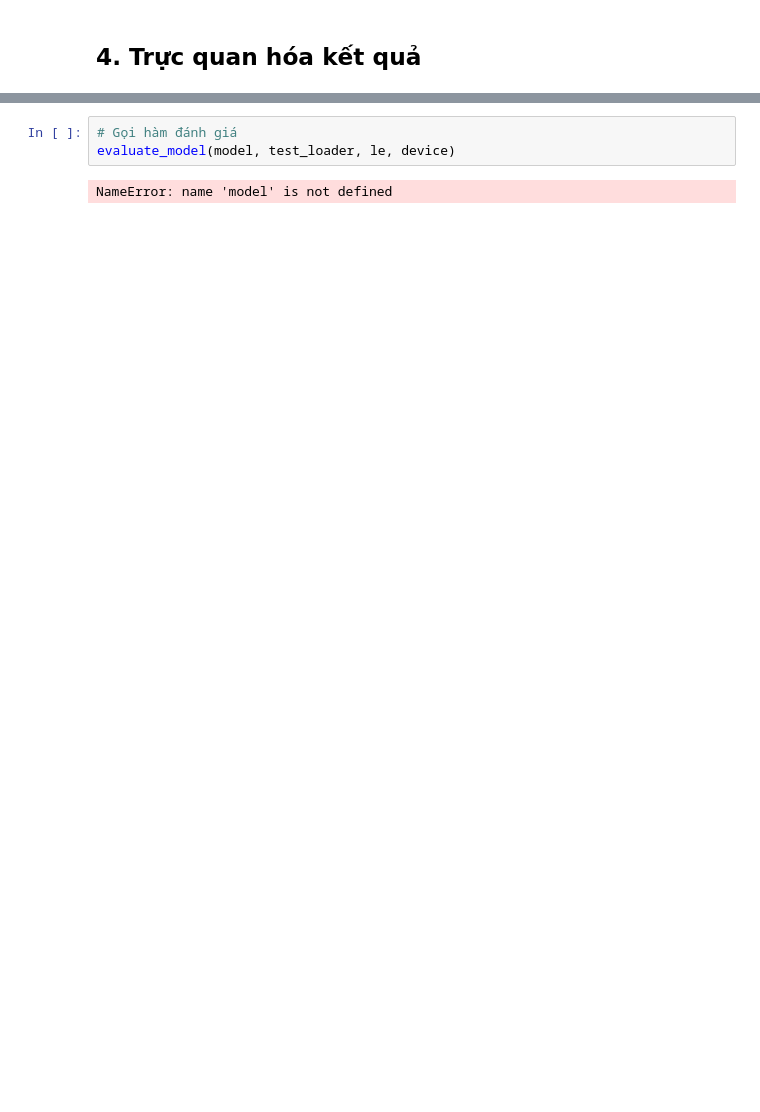
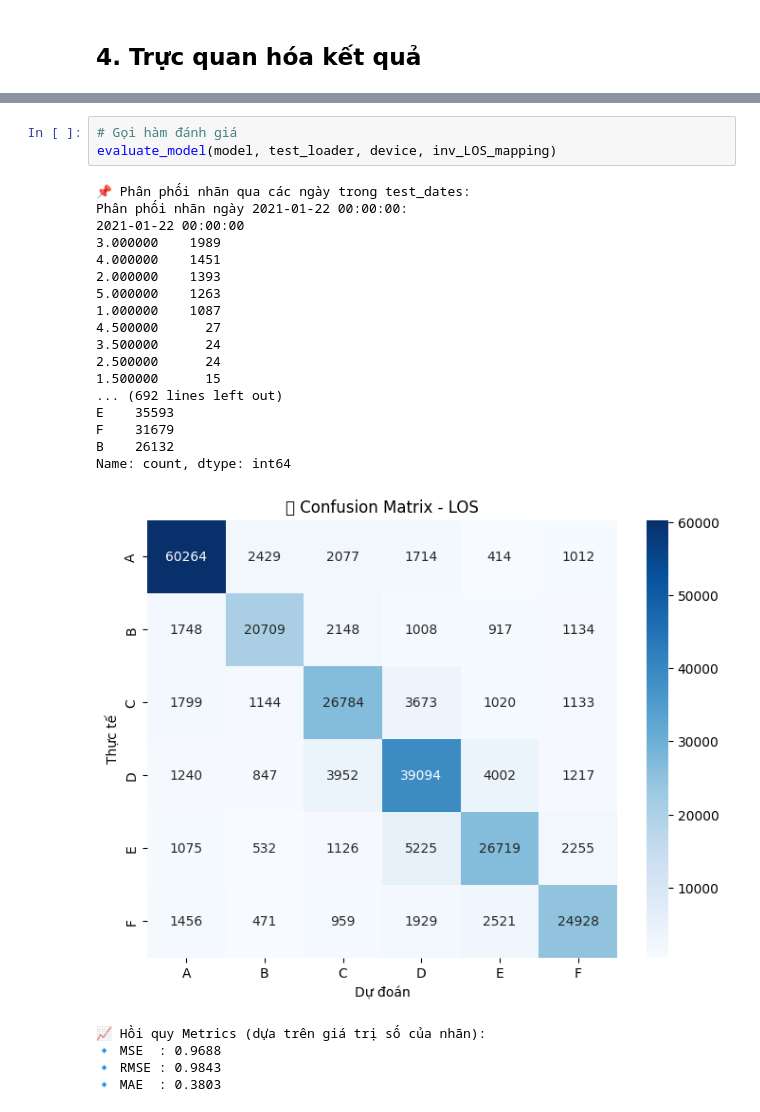
Before and after one commit to tri-chau/social-network, a Jupyter notebook: Code/traffic_predictions_GRNN_lstm_classification.ipynb, the cells around one changed output, grey strips where cells are left out. Saved outputs shown, nothing was run; the diff lists cells and outputs as text; blank space fills up the shorter version.

```diff
--- a/Code/traffic_predictions_GRNN_lstm_classification.ipynb
+++ b/Code/traffic_predictions_GRNN_lstm_classification.ipynb
@@ -588,6 +681,27 @@ def evaluate_model(model, test_loader, le, device):
     plt.show()
 # %%
 # Gọi hàm đánh giá
-evaluate_model(model, test_loader, le, device)
+evaluate_model(model, test_loader, device, inv_LOS_mapping)
 # %% [output]
-NameError: name 'model' is not defined
+📌 Phân phối nhãn qua các ngày trong test_dates:
+Phân phối nhãn ngày 2021-01-22 00:00:00:
+2021-01-22 00:00:00
+3.000000    1989
+4.000000    1451
+2.000000    1393
+5.000000    1263
+1.000000    1087
+4.500000      27
+3.500000      24
+2.500000      24
+1.500000      15
+... (692 lines left out)
+E    35593
+F    31679
+B    26132
+Name: count, dtype: int64
+[figure, added]
+📈 Hồi quy Metrics (dựa trên giá trị số của nhãn):
+🔹 MSE  : 0.9688
+🔹 RMSE : 0.9843
+🔹 MAE  : 0.3803
```
Also changed, not shown: parts of 17 cells of this notebook.
